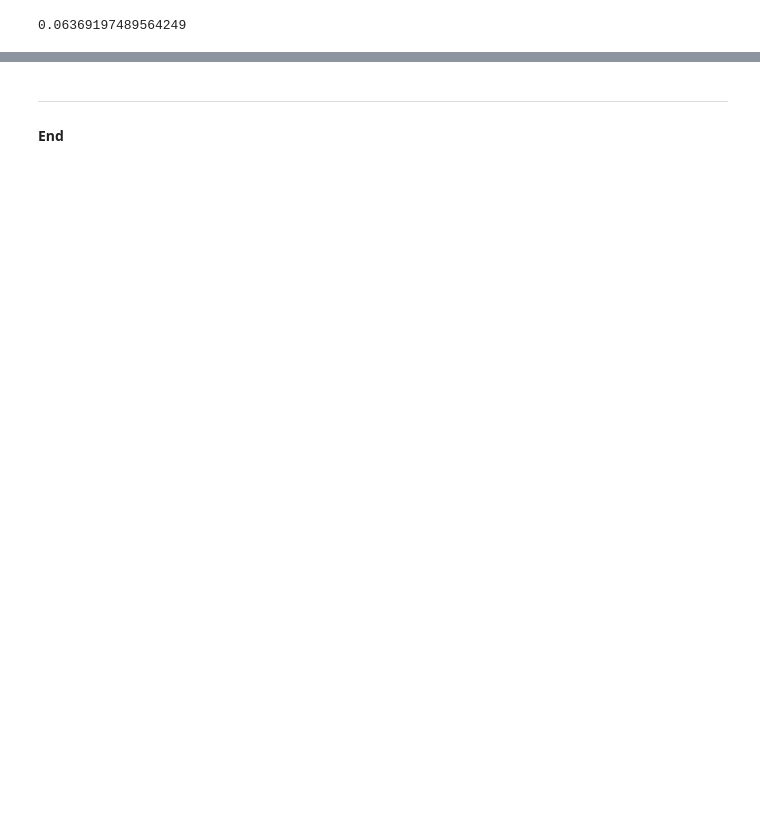
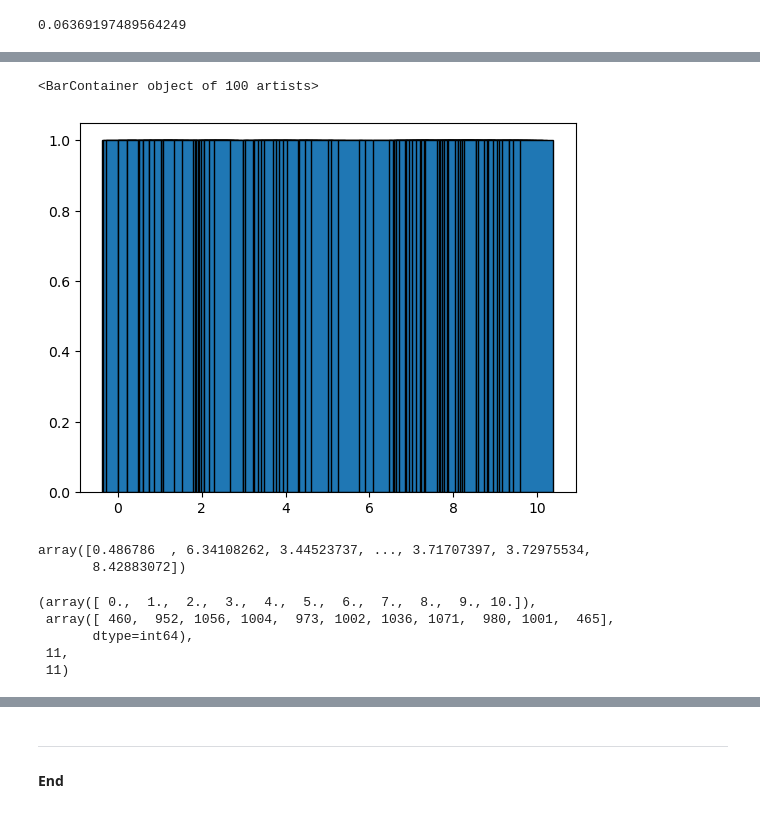
Before and after one commit to AndreHoarau/principles-of-data-analytics-project, a Jupyter notebook: random.ipynb, the cells around one changed output, grey strips where cells are left out. Cells and saved outputs as stored; diff of their text form; code cells hidden in the pictures; blank space fills up the shorter version.

```diff
--- a/random.ipynb
+++ b/random.ipynb
@@ -37,0 +93,5 @@ array([6, 5, 8, 7, 0], dtype=int64)
+# %%
+# Generate 100 floats uniformly distrubted over the range [0,10).]
+x = rng.uniform(low= 0.0 , high=10.0, size =100)
+# show.
+x
@@ -37,0 +119,6 @@ array([6, 5, 8, 7, 0], dtype=int64)
+# %%
+# Get the counts.
+values,  counts = np.unique(x, return_counts= True)
+
+# Show.
+values, counts ,values.size, counts.size
@@ -37,0 +143,28 @@ array([6, 5, 8, 7, 0], dtype=int64)
+# %%
+# plot the bar chart.
+plt.bar(values,counts, edgecolor= 'black')
+# %% [output]
+<BarContainer object of 100 artists>
+[figure, added]
+# %%
+# Generate 100 floats uniformly distrubted over the range [0,10).]
+x = rng.uniform(low= 0.0 , high=10.0, size =10000)
+# show.
+x
+# %% [output]
+array([0.486786  , 6.34108262, 3.44523737, ..., 3.71707397, 3.72975534,
+       8.42883072])
+# %%
+# Round values in x.
+x_rounded = np.round(x, decimals = 0)
+# Get the counts.
+values,  counts = np.unique(x_rounded, return_counts= True)
+
+# Show.
+values, counts ,values.size, counts.size
+# %% [output]
+(array([ 0.,  1.,  2.,  3.,  4.,  5.,  6.,  7.,  8.,  9., 10.]),
+ array([ 460,  952, 1056, 1004,  973, 1002, 1036, 1071,  980, 1001,  465],
+       dtype=int64),
+ 11,
+ 11)
```
Also changed, not shown: parts of 13 cells of this notebook.
